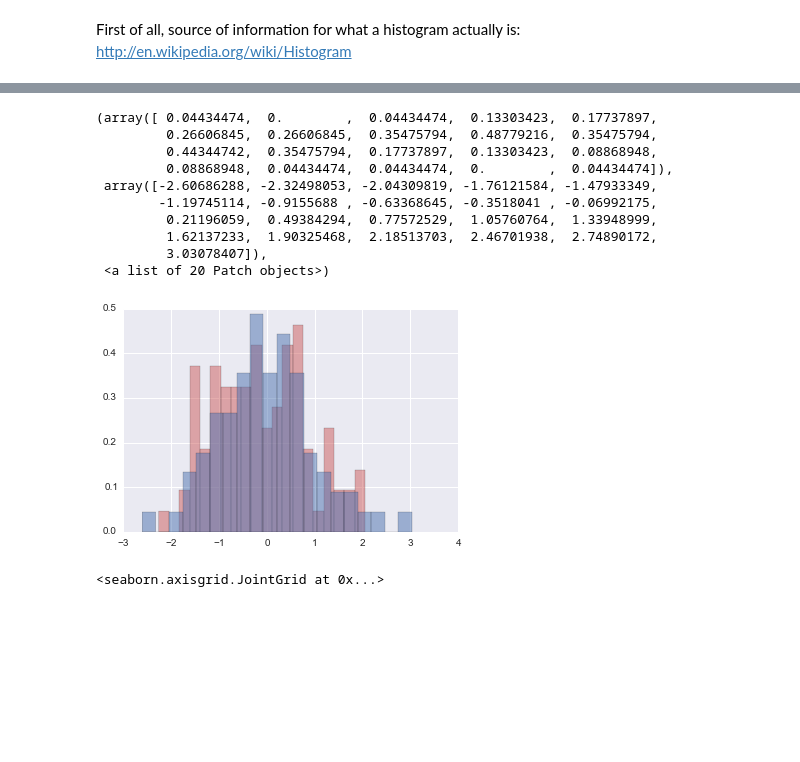
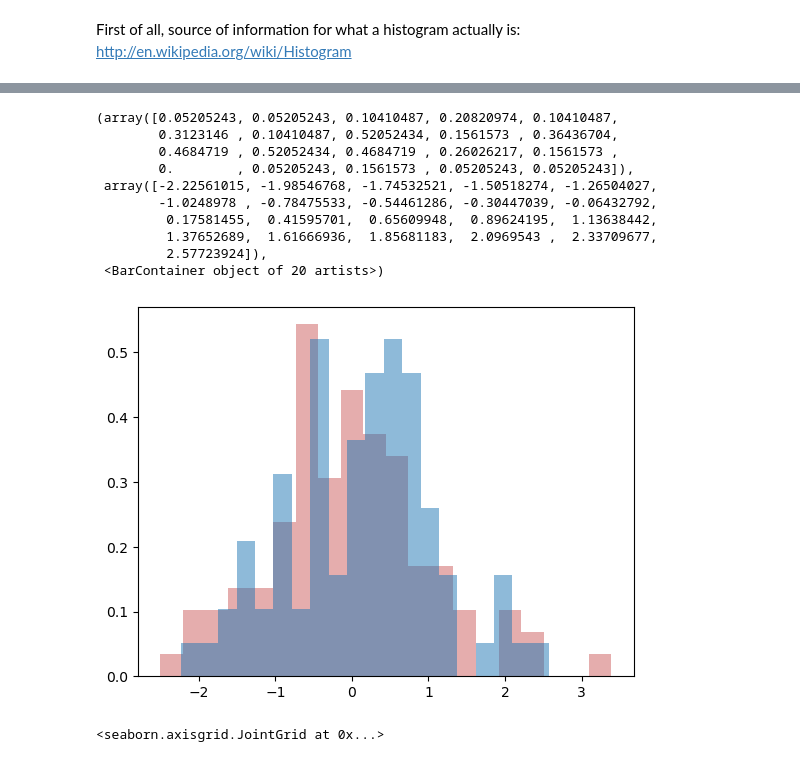
Before and after one commit to Depisdrul/Udemy-notes, a Jupyter notebook: Lec_48_Histograms.ipynb, the cells around one changed output, grey strips where cells are left out. Cells and saved outputs as stored; diff of their text form; code cells hidden in the pictures; blank space fills up the shorter version.

```diff
--- a/Lec_48_Histograms.ipynb
+++ b/Lec_48_Histograms.ipynb
@@ -48,23 +48,27 @@ plt.hist(dataset2,color='indianred')
 # %%
 # We can use normed to plot on same plot
 
 # Set normed=True for the plots to be normalized in order to comapre data sets with different number of observations
 # Set alpha=0.5 for transperancy
 
-plt.hist(dataset1,normed=True,color='indianred',alpha=0.5,bins=20)
-plt.hist(dataset2,normed=True,alpha=0.5,bins=20)
+# NOT WORKING AttributeError: Rectangle.set() got an unexpected keyword argument 'normed'
+# plt.hist(dataset1,normed=True,color='indianred',alpha=0.5,bins=20)
+# plt.hist(dataset2,normed=True,alpha=0.5,bins=20)
+
+plt.hist(dataset1,density=True,color='indianred',alpha=0.5,bins=20)
+plt.hist(dataset2,density=True,alpha=0.5,bins=20)
 # %% [output]
-(array([ 0.04434474,  0.        ,  0.04434474,  0.13303423,  0.17737897,
-         0.26606845,  0.26606845,  0.35475794,  0.48779216,  0.35475794,
-         0.44344742,  0.35475794,  0.17737897,  0.13303423,  0.08868948,
-         0.08868948,  0.04434474,  0.04434474,  0.        ,  0.04434474]),
- array([-2.60686288, -2.32498053, -2.04309819, -1.76121584, -1.47933349,
-        -1.19745114, -0.9155688 , -0.63368645, -0.3518041 , -0.06992175,
-         0.21196059,  0.49384294,  0.77572529,  1.05760764,  1.33948999,
-         1.62137233,  1.90325468,  2.18513703,  2.46701938,  2.74890172,
-         3.03078407]),
- <a list of 20 Patch objects>)
+(array([0.05205243, 0.05205243, 0.10410487, 0.20820974, 0.10410487,
+        0.3123146 , 0.10410487, 0.52052434, 0.1561573 , 0.36436704,
+        0.4684719 , 0.52052434, 0.4684719 , 0.26026217, 0.1561573 ,
+        0.        , 0.05205243, 0.1561573 , 0.05205243, 0.05205243]),
+ array([-2.22561015, -1.98546768, -1.74532521, -1.50518274, -1.26504027,
+        -1.0248978 , -0.78475533, -0.54461286, -0.30447039, -0.06432792,
+         0.17581455,  0.41595701,  0.65609948,  0.89624195,  1.13638442,
+         1.37652689,  1.61666936,  1.85681183,  2.0969543 ,  2.33709677,
+         2.57723924]),
+ <BarContainer object of 20 artists>)
-[figure, old version]
+[figure, new version]
 # %%
 # Make two more random normal dist data sets
 data1 = randn(1000)
```
Also changed, not shown: parts of 3 cells of this notebook, 7 other files.
